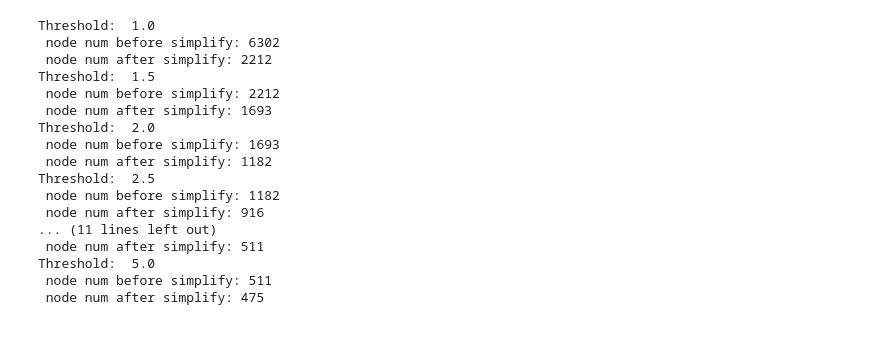
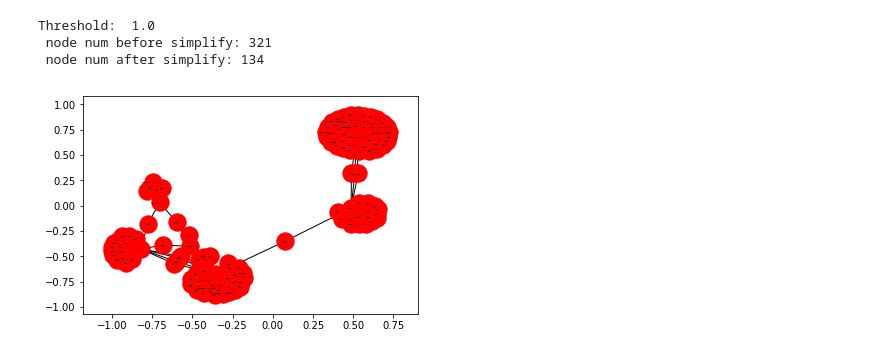
Before and after one commit to yuokamoto/wikipedia_network, a Jupyter notebook: wikiscraper_class_prototype.ipynb, the cells around one changed output. Saved outputs shown, nothing was run; the diff lists cells and outputs as text; code cells hidden in the pictures.

Commit message:
update contents.csv and add result files

```diff
--- a/wikiscraper_class_prototype.ipynb
+++ b/wikiscraper_class_prototype.ipynb
@@ -289,6 +307,6 @@ print wsc
 # %%
 import pandas as pd
-data = pd.read_csv("contents4.csv",index_col=0)
+data = pd.read_csv("contents.csv",index_col=0)
 wscs = []
 for i in data.index.values:
     wsc = WikiScraper()
@@ -308,11 +344,14 @@ for i in data.index.values:
 # %%
+threshold = 1.0
+max_number_of_nodes = 200
+
 import networkx as nx
 import matplotlib.pyplot as plt
 
 G = nx.Graph()
 
 key_rm = [u'放送期間', u'放送時間', u'公開']
-value_rm = [u'', u'日本', u'日本語', u'英語', u'公式サイト', u'ほか', u'ステレオ放送', u'文字多重放送']
+value_rm = [u'', u'日本', u'日本語', u'英語', u'公式サイト', u'ほか', u'ステレオ放送', u'文字多重放送',u'歴代エンディングテーマを参照',u'公式サイト']
 
 for wsc in wscs:
 
@@ -330,50 +369,36 @@ for wsc in wscs:
             for attr in v:
                 if attr not in data.index.values: #do nothing for contents itself
                     if G.node.get(attr) is None: #first time
                         G.add_node(attr, genre='attribute', point=point)
                     else: # from second time
                         G.node[attr]['point'] += point
                     G.add_edge(wsc._name, attr, relation=k)
 
 # remove nodes for visualization
-threshold = 1.0
-while len(G.nodes)>500:
+while len(G.nodes)>max_number_of_nodes:
     print 'Threshold: ', threshold
     print ' node num before simplify:', len(G.nodes)
     # remove.extend([node for node,degree in dict(G.degree()).items() if degree < 3])
     value_rm.extend([node for node in G.nodes if  G.node[node]['point'] < threshold and G.node[node]['genre'] is 'attribute'])
     G.remove_nodes_from(value_rm)
     print ' node num after simplify:', len(G.nodes)
     threshold += 0.5
 
 #mix the closed genres
 for v in data.index.values:
     title = v.decode('utf-8')
     if re.search( u'(.*バラエティ.*)|(.*お笑い.*)', G.node[title]['genre']):
         G.node[title]['genre'] = u'バラエティ'
     if re.search( u'.*ドラマ.*', G.node[title]['genre']):
         G.node[title]['genre'] = u'ドラマ'
     if re.search( u'.*SF.*', G.node[title]['genre']):
         G.node[title]['genre'] = u'SF'
 
-nx.draw_networkx(G,font_family='AppleGothic')
+nx.draw_networkx(G,font_family='AppleGothic',font_size =0.8)
 plt.show()
-nx.write_gexf(G, 'test.gexf')
+nx.write_gexf(G, 'result.gexf')
 # %% [output]
 Threshold:  1.0
- node num before simplify: 6302
- node num after simplify: 2212
-Threshold:  1.5
- node num before simplify: 2212
- node num after simplify: 1693
-Threshold:  2.0
- node num before simplify: 1693
- node num after simplify: 1182
-Threshold:  2.5
- node num before simplify: 1182
- node num after simplify: 916
-... (11 lines left out)
- node num after simplify: 511
-Threshold:  5.0
- node num before simplify: 511
- node num after simplify: 475
+ node num before simplify: 321
+ node num after simplify: 134
+[figure, added]
```
Also changed, not shown: parts of 2 cells of this notebook, 4 other files.
